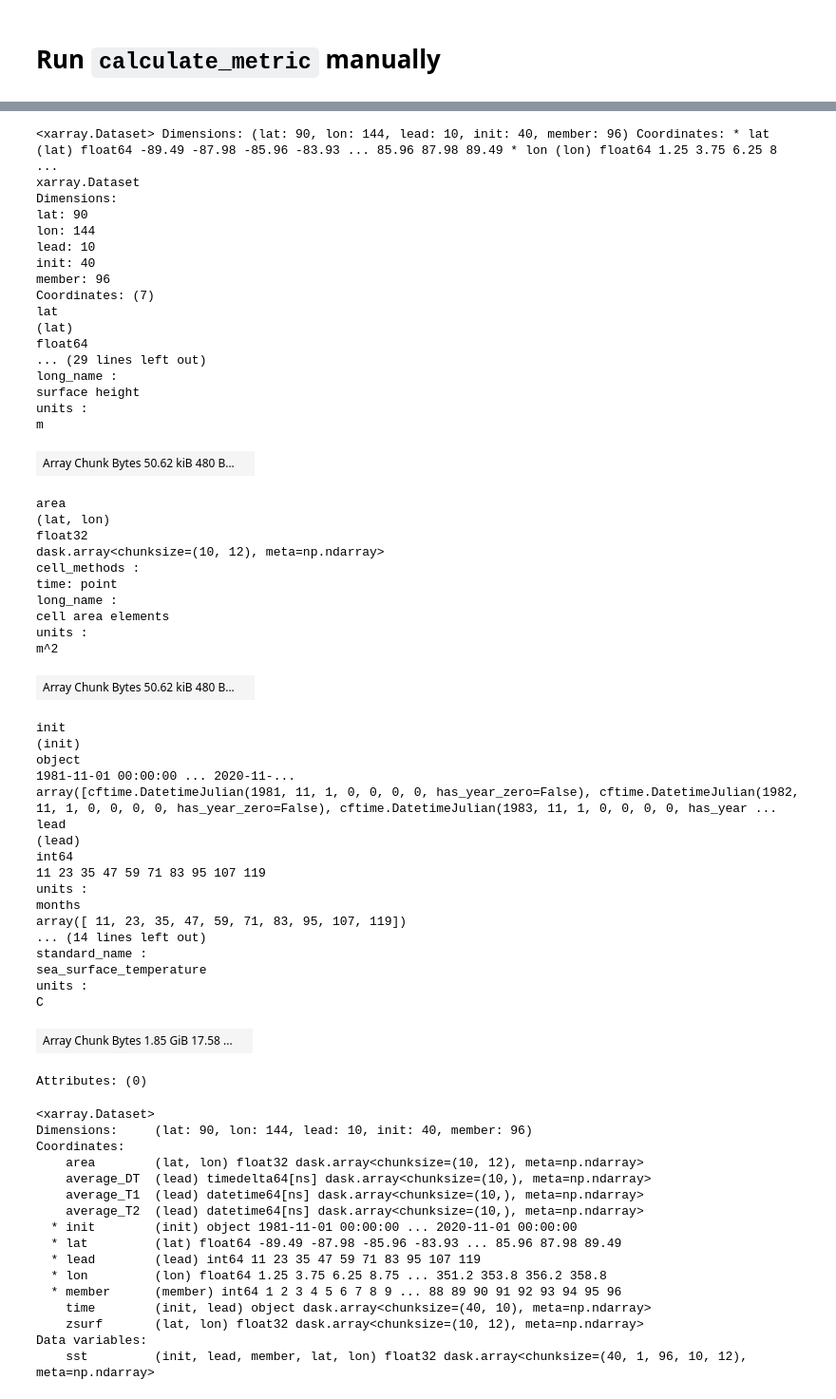
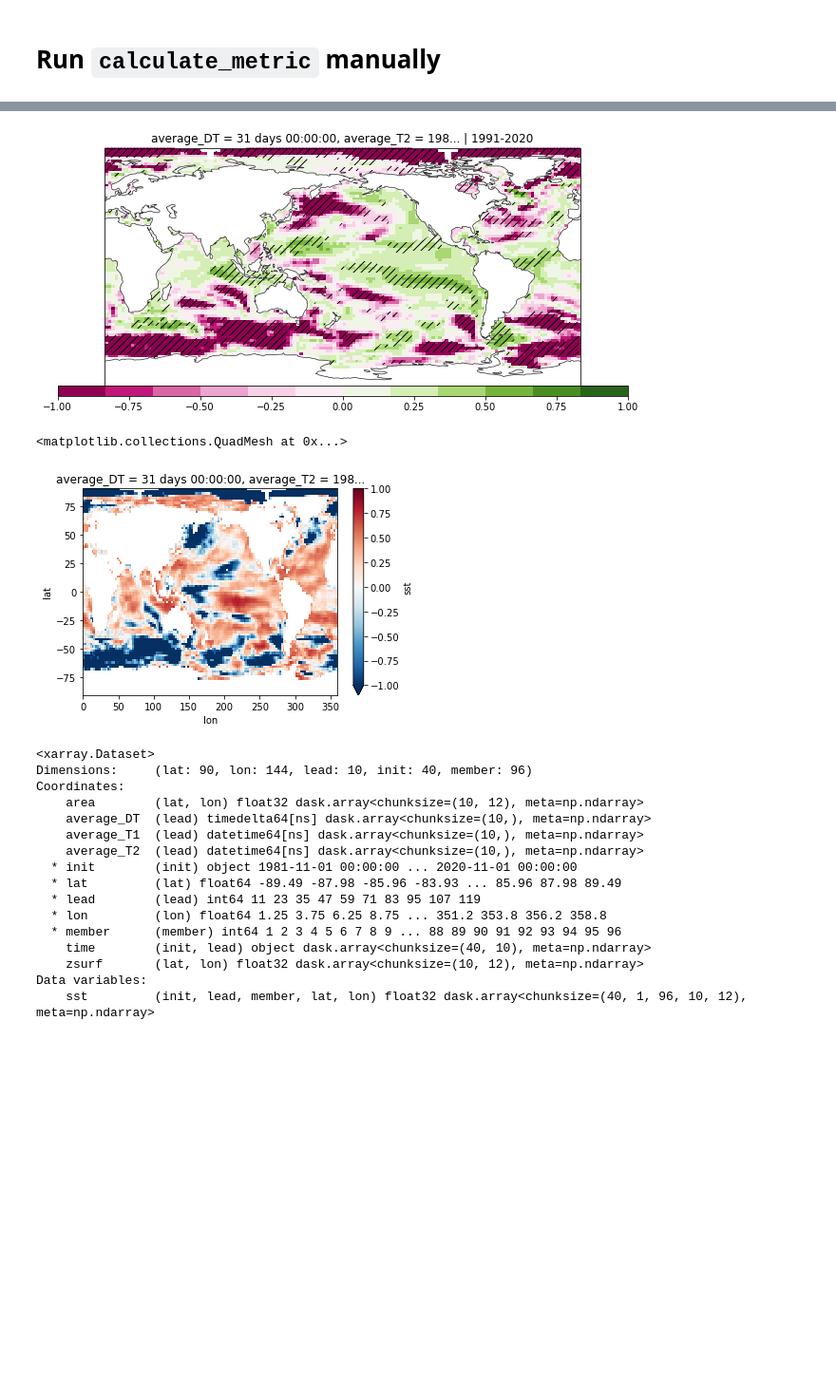
Before and after one commit to dougiesquire/CAFE-f6_documentation, a Jupyter notebook: notebooks/exploratory/verify.ipynb, the cells around one changed output, grey strips where cells are left out. Shown at 95% size. Cells and saved outputs as stored; diff of their text form; code cells hidden in the pictures; blank space fills up the shorter version.

```diff
--- a/notebooks/exploratory/verify.ipynb
+++ b/notebooks/exploratory/verify.ipynb
@@ -144,53 +354,16 @@ Attributes: (0)
+# %%
+from src import plot
+
+field = test.isel(lead=1)
+
+_ = plot.metric_maps([[field]], "sst", (-1, 1), figsize=(10, 4))
+# %% [output]
+[figure, added]
 # %%
+.plot(vmin=-1, vmax=1, cmap="RdBu_r")
 # %% [output]
-<xarray.Dataset> Dimensions: (lat: 90, lon: 144, lead: 10, init: 40, member: 96) Coordinates: * lat (lat) float64 -89.49 -87.98 -85.96 -83.93 ... 85.96 87.98 89.49 * lon (lon) float64 1.25 3.75 6.25 8 ...
-xarray.Dataset
-Dimensions:
-lat: 90
-lon: 144
-lead: 10
-init: 40
-member: 96
-Coordinates: (7)
-lat
-(lat)
-float64
-... (29 lines left out)
-long_name :
-surface height
-units :
-m
+<matplotlib.collections.QuadMesh at 0x...>
-| Array Chunk Bytes 50.62 kiB 480 B... |  |
-area
-(lat, lon)
-float32
-dask.array<chunksize=(10, 12), meta=np.ndarray>
-cell_methods :
-time: point
-long_name :
-cell area elements
-units :
-m^2
-| Array Chunk Bytes 50.62 kiB 480 B... |  |
-init
-(init)
-object
-1981-11-01 00:00:00 ... 2020-11-...
-array([cftime.DatetimeJulian(1981, 11, 1, 0, 0, 0, 0, has_year_zero=False), cftime.DatetimeJulian(1982, 11, 1, 0, 0, 0, 0, has_year_zero=False), cftime.DatetimeJulian(1983, 11, 1, 0, 0, 0, 0, has_year ...
-lead
-(lead)
-int64
-11 23 35 47 59 71 83 95 107 119
-units :
-months
-array([ 11, 23, 35, 47, 59, 71, 83, 95, 107, 119])
-... (14 lines left out)
-standard_name :
-sea_surface_temperature
-units :
-C
-| Array Chunk Bytes 1.85 GiB 17.58 ... |  |
-Attributes: (0)
+[figure, added]
 # %%
 hcst
 # %% [output]
```
Also changed, not shown: parts of 10 cells of this notebook, 1 other file.
